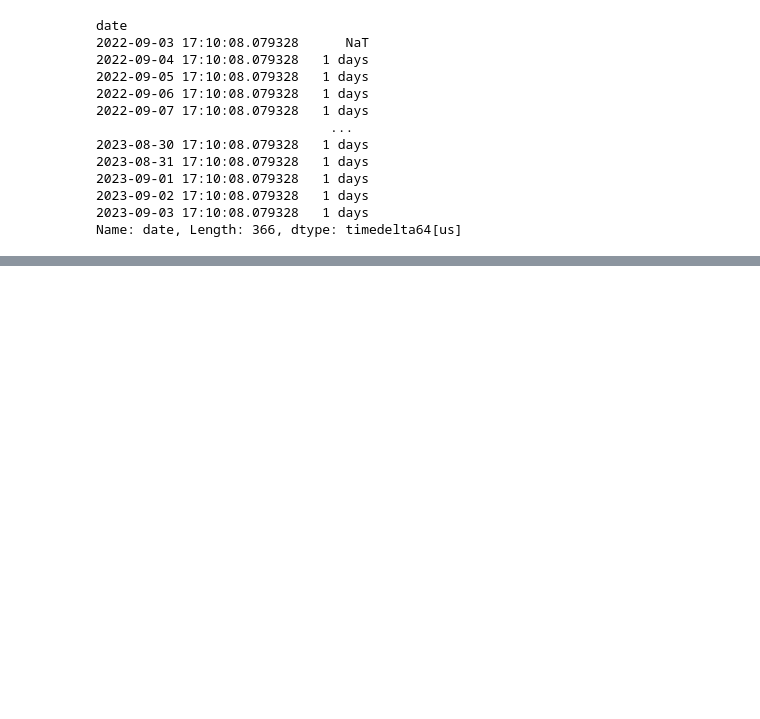
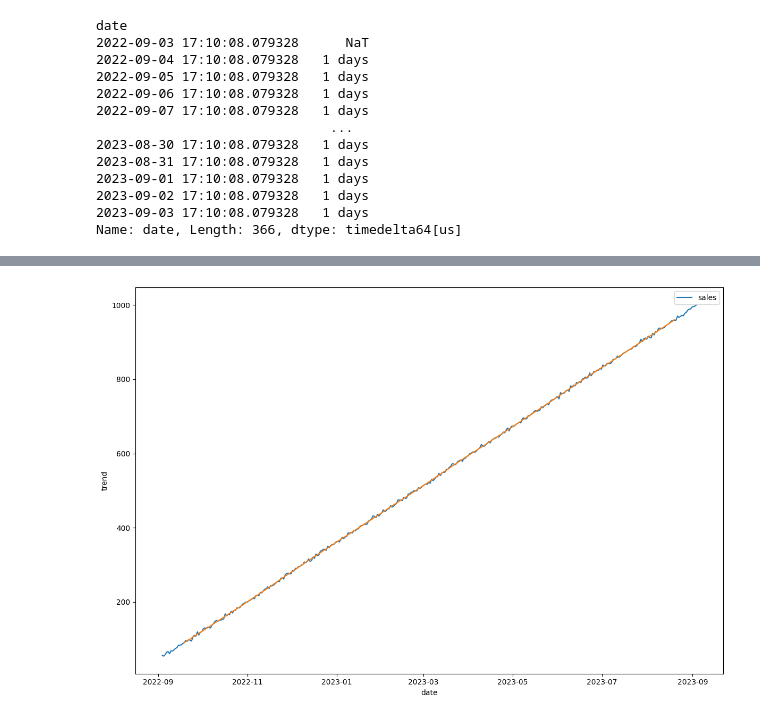
Before and after one commit to 4GeeksAcademy/ekbalam11-machine-learning, a Jupyter notebook: src/10-time-series-forecasting-sales.ipynb, the cells around one changed output, grey strips where cells are left out. Cells and saved outputs as stored; diff of their text form; code cells hidden in the pictures; blank space fills up the shorter version.

```diff
--- a/src/10-time-series-forecasting-sales.ipynb
+++ b/src/10-time-series-forecasting-sales.ipynb
@@ -99,0 +111,8 @@ ser.plot(grid=False)
+# %%
+fig, axes = plt.subplots(figsize=(12, 8))
+sns.lineplot(data=ser, ax=axes)
+sns.lineplot(data=trend, ax=axes)
+plt.tight_layout()
+plt.show()
+# %% [output]
+[figure, added]
```
Also changed, not shown: parts of 32 cells of this notebook, 2 other files.
